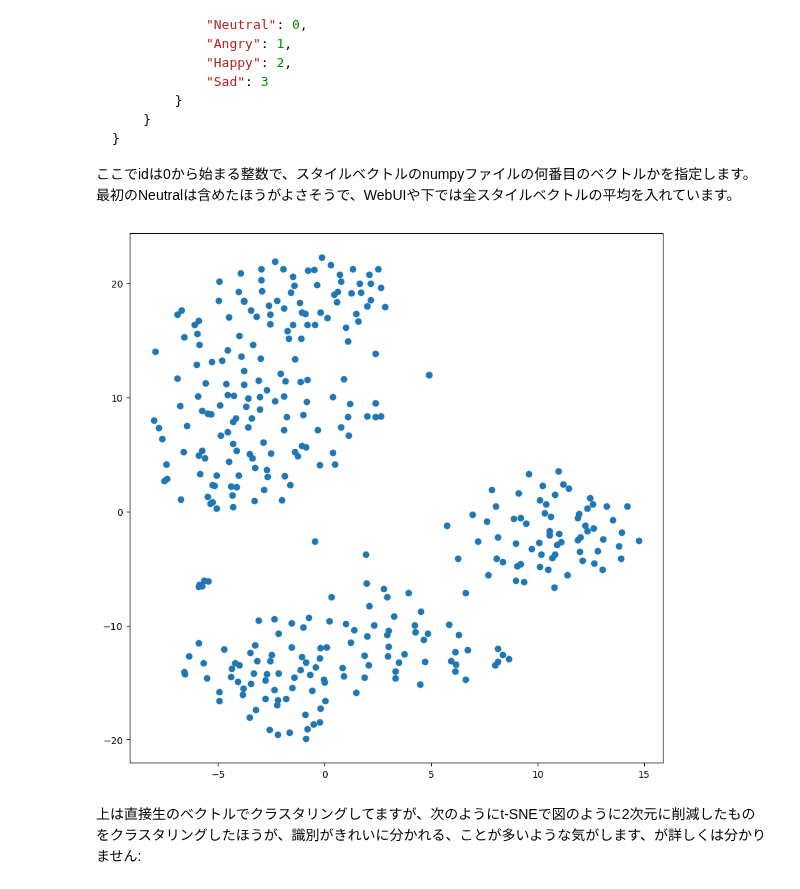
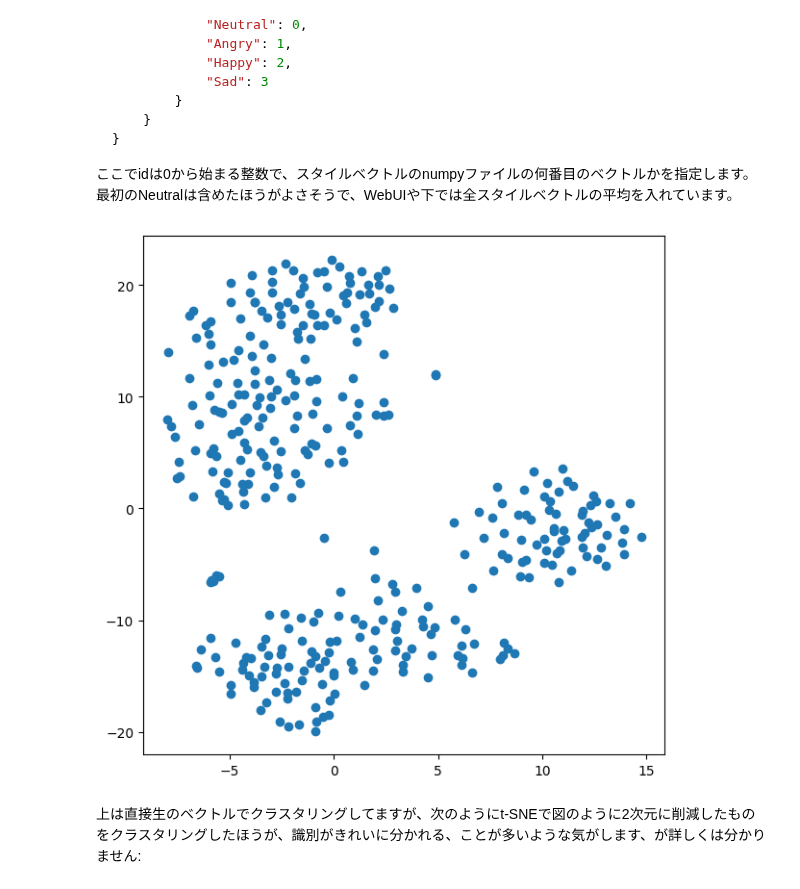
Before and after one commit to fishaudio/Bert-VITS2, a Jupyter notebook: clustering.ipynb, the cells around one changed output. Saved outputs shown, nothing was run; the diff lists cells and outputs as text; code cells hidden in the pictures.

```diff
--- a/clustering.ipynb
+++ b/clustering.ipynb
@@ -51,20 +51,20 @@ x = np.squeeze(x)
 # %%
 # TSNEで可視化
 from sklearn.manifold import TSNE
 import matplotlib.pyplot as plt
 
 
 # 特徴量の関係か、コサイン距離が良さげ
 tsne = TSNE(n_components=2, random_state=42, metric="cosine")
 
 x_tsne = tsne.fit_transform(x)
 
-plt.figure(figsize=(10, 10))
+plt.figure(figsize=(7, 7))
 plt.scatter(x_tsne[:, 0], x_tsne[:, 1])
 
 plt.show()
 # %% [output]
-[figure, old version]
+[figure, new version]
 # %%
 from sklearn.cluster import KMeans, AgglomerativeClustering
 
```
Also changed, not shown: parts of 2 cells of this notebook, 2 other files.
